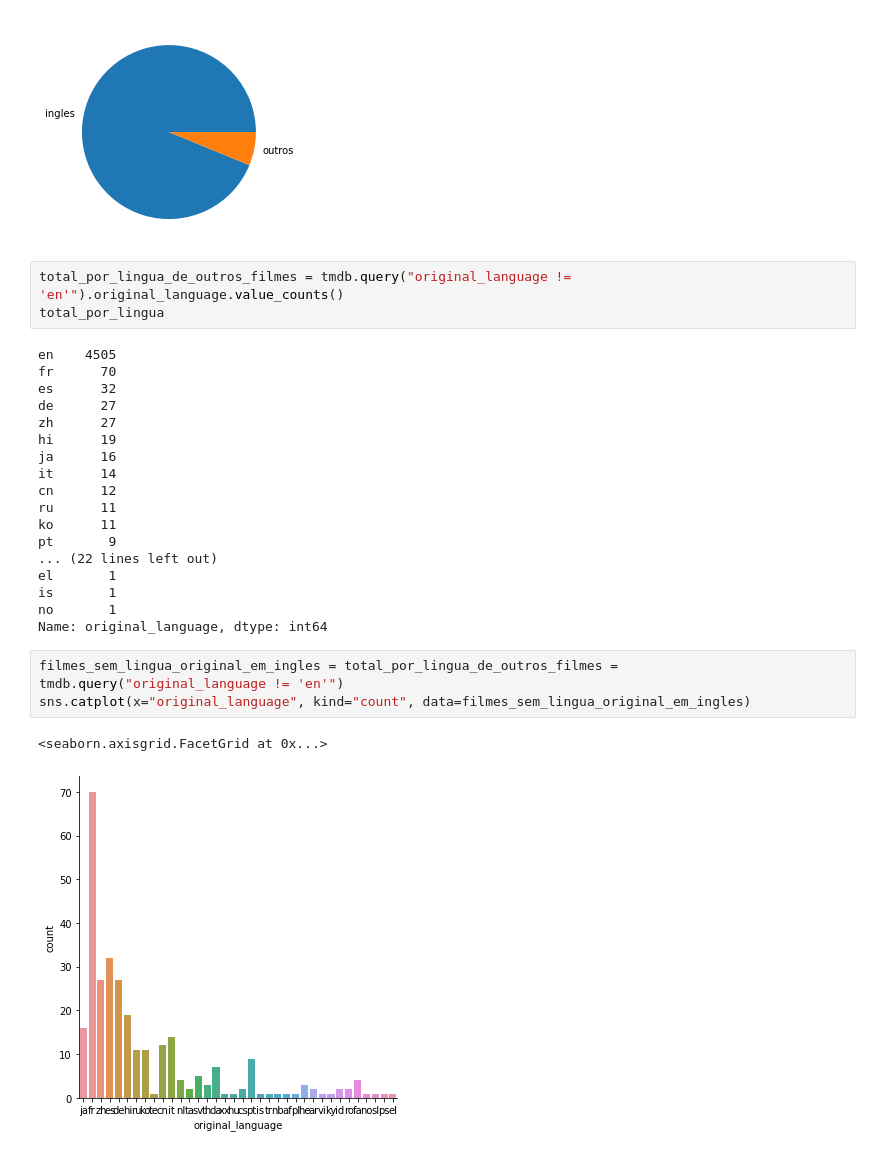
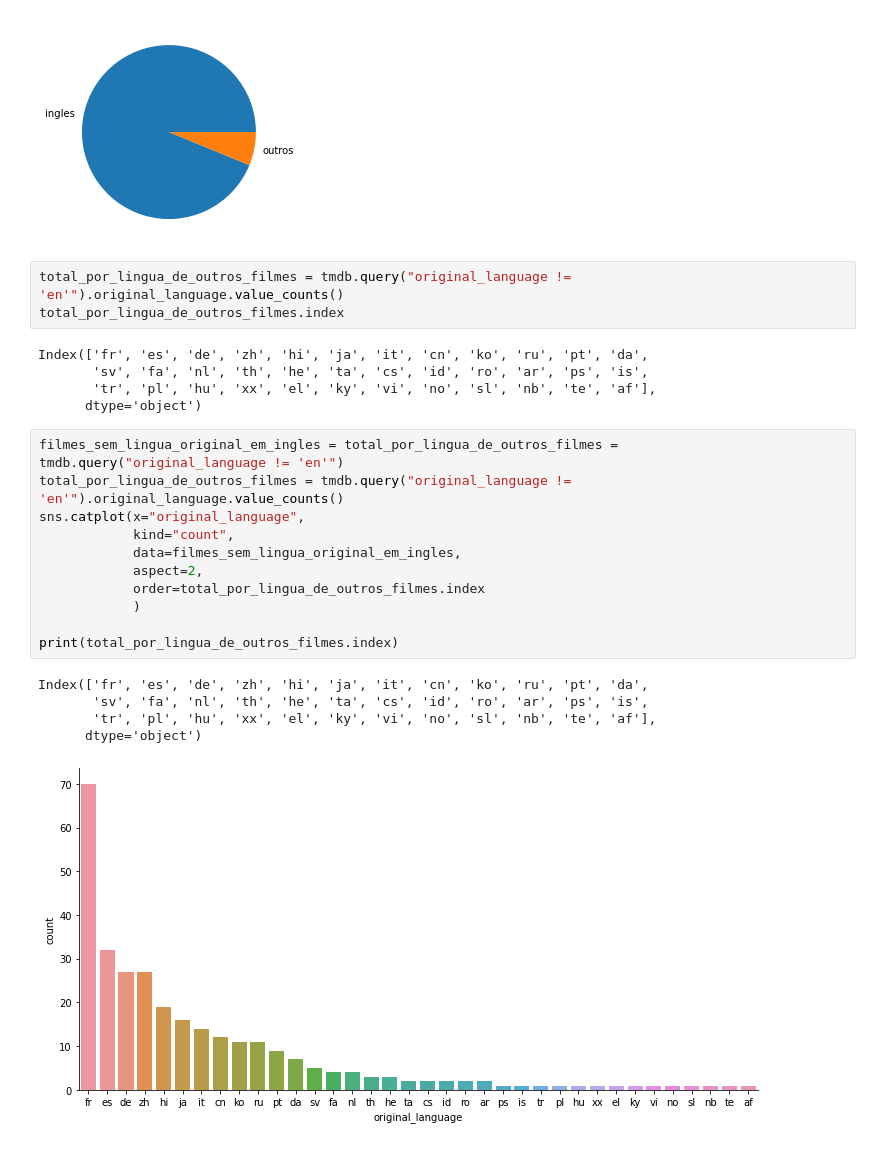
Before and after one commit to tgoalm/datascience, a Jupyter notebook: introducao_data_science.ipynb, the cells around one changed output. Cells and saved outputs as stored; diff of their text form.

```diff
--- a/introducao_data_science.ipynb
+++ b/introducao_data_science.ipynb
@@ -269,28 +269,26 @@ plt.pie(dados["total"], labels=dados["lingua"])
 [figure]
 # %%
 total_por_lingua_de_outros_filmes = tmdb.query("original_language != 'en'").original_language.value_counts()
-total_por_lingua
+total_por_lingua_de_outros_filmes.index
 # %% [output]
-en    4505
-fr      70
-es      32
-de      27
-zh      27
-hi      19
-ja      16
-it      14
-cn      12
-ru      11
-ko      11
-pt       9
-... (22 lines left out)
-el       1
-is       1
-no       1
-Name: original_language, dtype: int64
+Index(['fr', 'es', 'de', 'zh', 'hi', 'ja', 'it', 'cn', 'ko', 'ru', 'pt', 'da',
+       'sv', 'fa', 'nl', 'th', 'he', 'ta', 'cs', 'id', 'ro', 'ar', 'ps', 'is',
+       'tr', 'pl', 'hu', 'xx', 'el', 'ky', 'vi', 'no', 'sl', 'nb', 'te', 'af'],
+      dtype='object')
 # %%
 filmes_sem_lingua_original_em_ingles = total_por_lingua_de_outros_filmes = tmdb.query("original_language != 'en'")
-sns.catplot(x="original_language", kind="count", data=filmes_sem_lingua_original_em_ingles)
+total_por_lingua_de_outros_filmes = tmdb.query("original_language != 'en'").original_language.value_counts()
+sns.catplot(x="original_language",
+            kind="count",
+            data=filmes_sem_lingua_original_em_ingles,
+            aspect=2,
+            order=total_por_lingua_de_outros_filmes.index
+            )
+
+print(total_por_lingua_de_outros_filmes.index)
 # %% [output]
-<seaborn.axisgrid.FacetGrid at 0x...>
+Index(['fr', 'es', 'de', 'zh', 'hi', 'ja', 'it', 'cn', 'ko', 'ru', 'pt', 'da',
+       'sv', 'fa', 'nl', 'th', 'he', 'ta', 'cs', 'id', 'ro', 'ar', 'ps', 'is',
+       'tr', 'pl', 'hu', 'xx', 'el', 'ky', 'vi', 'no', 'sl', 'nb', 'te', 'af'],
+      dtype='object')
-[figure, old version]
+[figure, new version]
```
Also changed, not shown: parts of 18 cells of this notebook.
